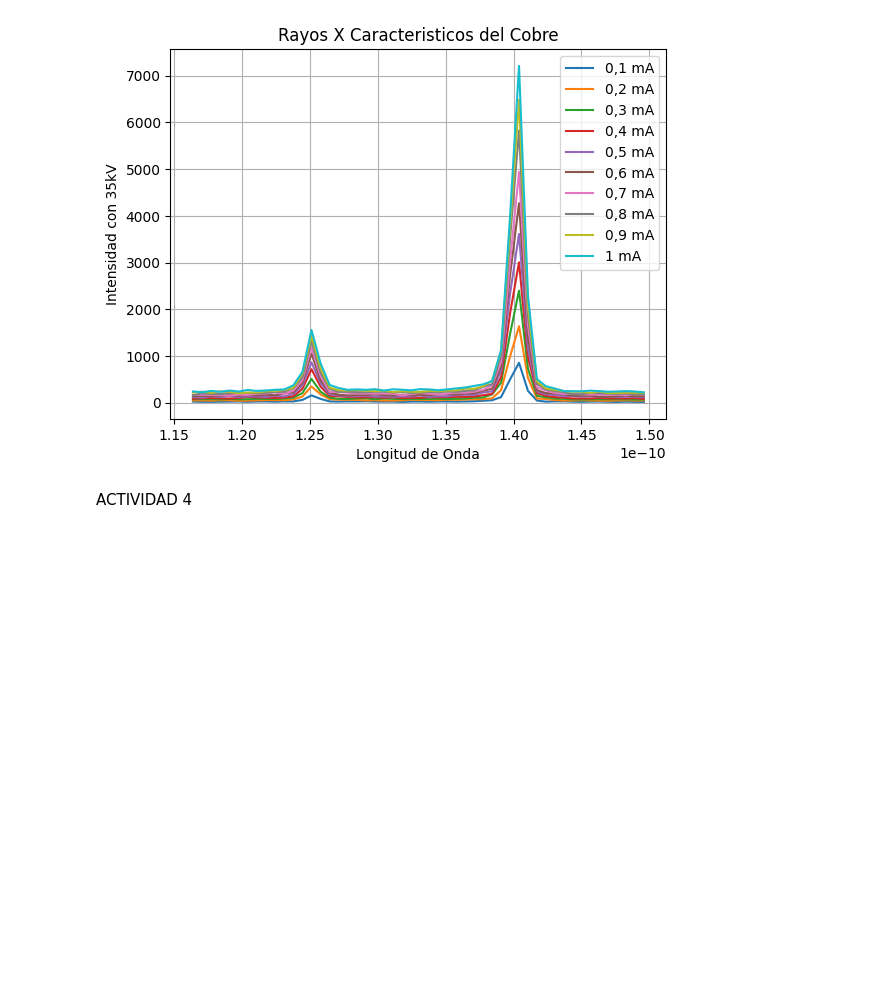
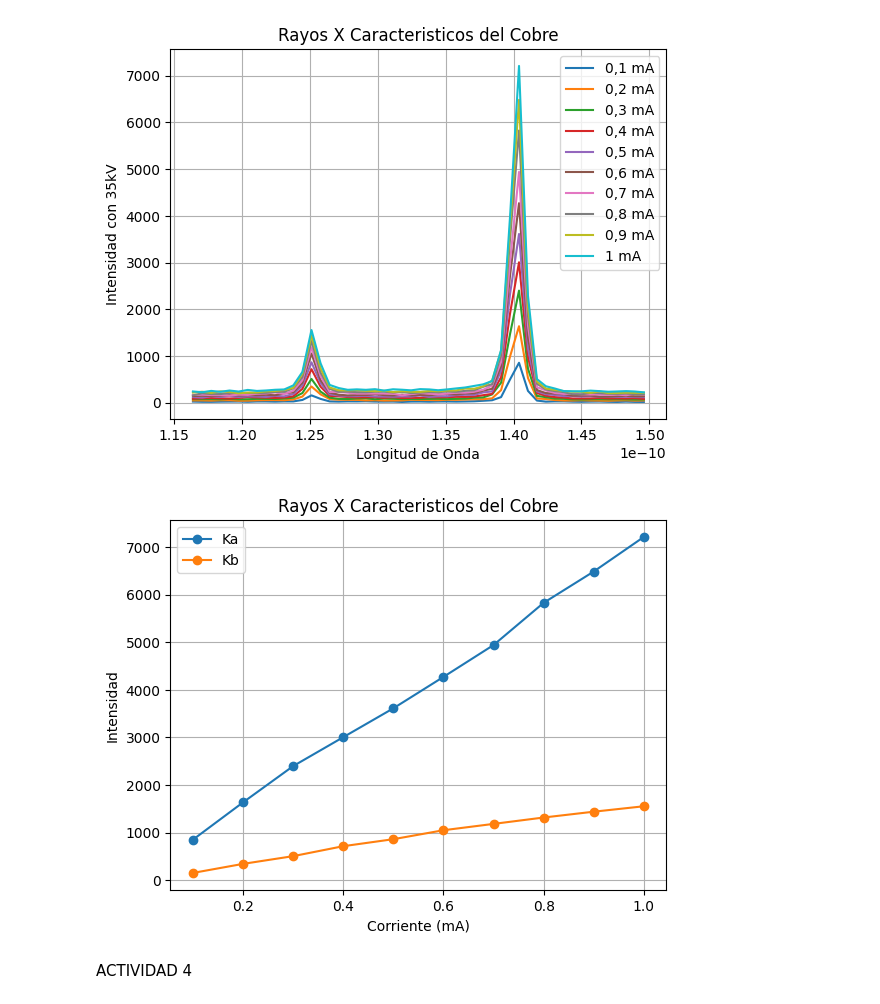
Before and after one commit to LabIntermedio/COD-INTERMEDIO, a Jupyter notebook: Rayos X/Rayos X.ipynb, the cells around one changed output. Drawn from its saved outputs; the diff is of its cells as text; code cells hidden in the pictures; blank space fills up the shorter version.

```diff
--- a/Rayos X/Rayos X.ipynb
+++ b/Rayos X/Rayos X.ipynb
@@ -402,6 +498,73 @@ plt.grid()
 plt.show()
 # %% [output]
 [figure]
+# %%
+i_ka = 38
+Ka=[]
+i_kb = 15
+Kb=[]
+
+Ka01=actividad3b_01['Tasa con 35kV'][i_ka]
+Ka.append([Ka01,0.1])
+Ka02=actividad3b_02['Tasa con 35kV'][i_ka]
+Ka.append([Ka02,0.2])
+Ka03=actividad3b_03['Tasa con 35kV'][i_ka]
+Ka.append([Ka03,0.3])
+Ka04=actividad3b_04['Tasa con 35kV'][i_ka]
+Ka.append([Ka04,0.4])
+Ka05=actividad3b_05['Tasa con 35kV'][i_ka]
+Ka.append([Ka05,0.5])
+Ka06=actividad3b_06['Tasa con 35kV'][i_ka]
+Ka.append([Ka06,0.6])
+Ka07=actividad3b_07['Tasa con 35kV'][i_ka]
+Ka.append([Ka07,0.7])
+Ka08=actividad3b_08['Tasa con 35kV'][i_ka]
+Ka.append([Ka08,0.8])
+Ka09=actividad3b_09['Tasa con 35kV'][i_ka]
+Ka.append([Ka09,0.9])
+Ka1=actividad3b_1['Tasa con 35kV'][i_ka]
+Ka.append([Ka1,1])
+
+Kb01=actividad3b_01['Tasa con 35kV'][i_kb]
+Kb.append([Kb01,0.1])
+Kb02=actividad3b_02['Tasa con 35kV'][i_kb]
+Kb.append([Kb02,0.2])
+Kb03=actividad3b_03['Tasa con 35kV'][i_kb]
+Kb.append([Kb03,0.3])
+Kb04=actividad3b_04['Tasa con 35kV'][i_kb]
+Kb.append([Kb04,0.4])
+Kb05=actividad3b_05['Tasa con 35kV'][i_kb]
+Kb.append([Kb05,0.5])
+Kb06=actividad3b_06['Tasa con 35kV'][i_kb]
+Kb.append([Kb06,0.6])
+Kb07=actividad3b_07['Tasa con 35kV'][i_kb]
+Kb.append([Kb07,0.7])
+Kb08=actividad3b_08['Tasa con 35kV'][i_kb]
+Kb.append([Kb08,0.8])
+Kb09=actividad3b_09['Tasa con 35kV'][i_kb]
+Kb.append([Kb09,0.9])
+Kb1=actividad3b_1['Tasa con 35kV'][i_kb]
+Kb.append([Kb1,1])
+
+# Extraer las coordenadas x e y
+x_ka = [punto[1] for punto in Ka]  # Lista de los valores x
+y_ka = [punto[0] for punto in Ka]  # Lista de los valores y
+x_kb = [punto[1] for punto in Kb]  # Lista de los valores x
+y_kb = [punto[0] for punto in Kb]  # Lista de los valores y
+
+# Crear el gráfico
+
+plt.plot(x_ka, y_ka, 'o-', label='Ka')  # 'o-' para líneas con puntos
+plt.plot(x_kb, y_kb, 'o-', label='Kb')  # 'o-' para líneas con puntos
+
+plt.title('Rayos X Caracteristicos del Cobre')
+plt.xlabel('Corriente (mA)')
+plt.ylabel('Intensidad')
+plt.grid()
+plt.legend()
+plt.show()
+# %% [output]
+[figure, added]
 # %% [markdown]
 ACTIVIDAD 4
 # %%
```
Also changed, not shown: parts of 3 cells of this notebook.
